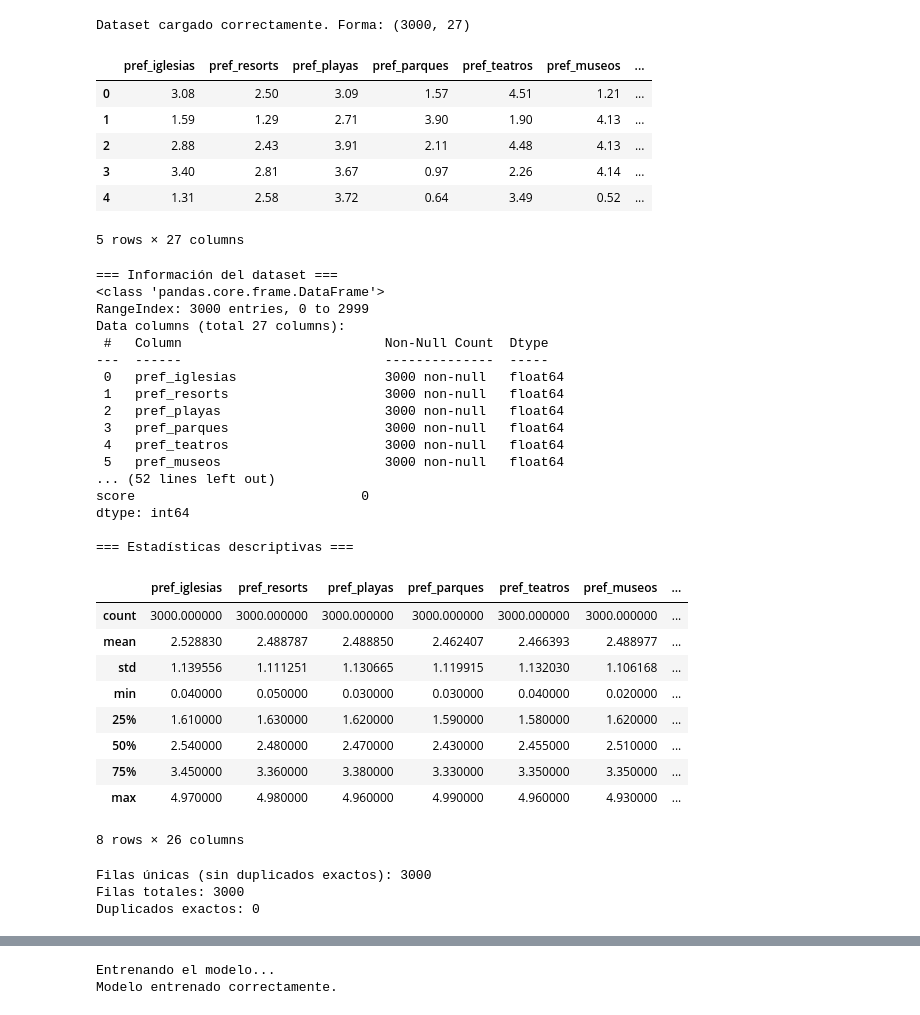
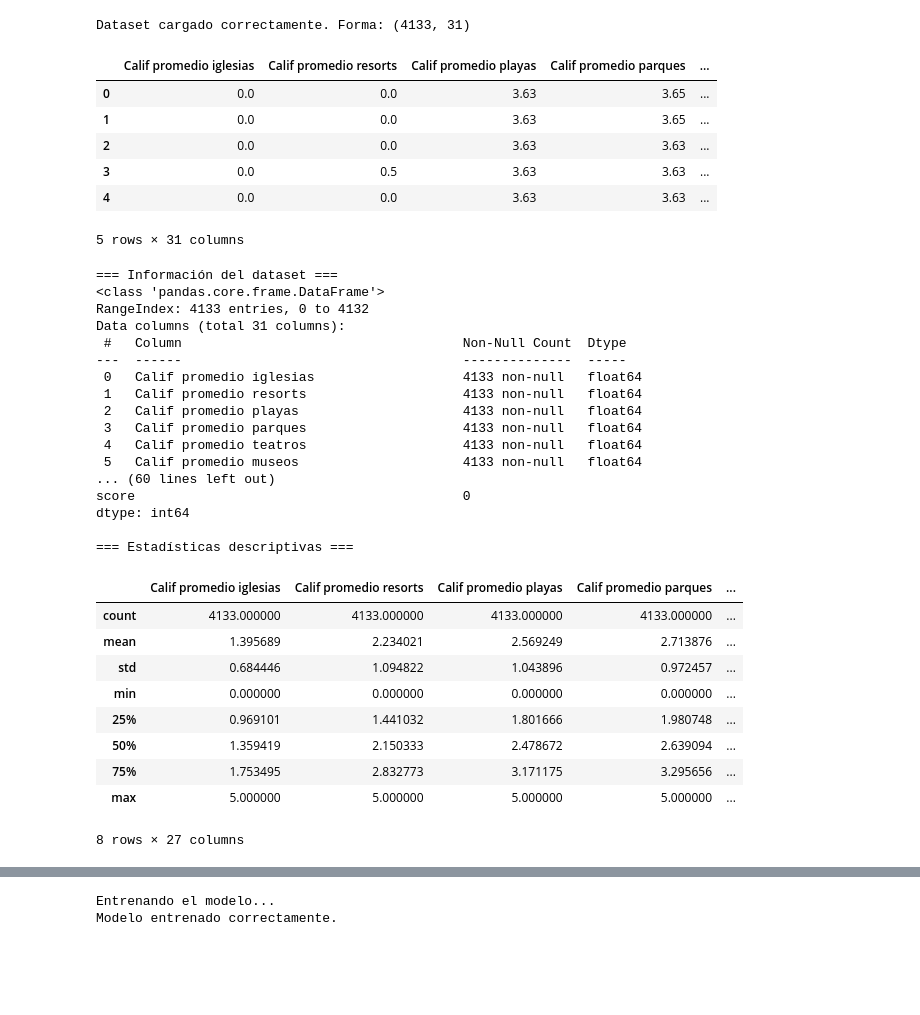
Before and after one commit to fundestpuente/SIC-Family-Armony-Ai-Sistema-de-recomendacion-para-viajes-familiares-segun-preferencias-individuales, a Jupyter notebook: data/AnalisisExploratorio.ipynb, the cells around one changed output, grey strips where cells are left out. Drawn from its saved outputs; the diff is of its cells as text; code cells hidden in the pictures; blank space fills up the shorter version.

```diff
--- a/data/AnalisisExploratorio.ipynb
+++ b/data/AnalisisExploratorio.ipynb
@@ -10,18 +10,18 @@ from xgboost import XGBClassifier
 # %%
 # Carga de datos
-df = pd.read_csv('datos_sinteticos.csv', sep='|')
+df = pd.read_csv('datos_sintetico.csv', sep='|')
 
 print(f"Dataset cargado correctamente. Forma: {df.shape}")
 df.head()
 # %% [output]
-Dataset cargado correctamente. Forma: (3000, 27)
+Dataset cargado correctamente. Forma: (4133, 31)
-|  | pref_iglesias | pref_resorts | pref_playas | pref_parques | pref_teatros | pref_museos | ... |
-| 0 | 3.08 | 2.50 | 3.09 | 1.57 | 4.51 | 1.21 | ... |
-| 1 | 1.59 | 1.29 | 2.71 | 3.90 | 1.90 | 4.13 | ... |
-| 2 | 2.88 | 2.43 | 3.91 | 2.11 | 4.48 | 4.13 | ... |
-| 3 | 3.40 | 2.81 | 3.67 | 0.97 | 2.26 | 4.14 | ... |
-| 4 | 1.31 | 2.58 | 3.72 | 0.64 | 3.49 | 0.52 | ... |
+|  | Calif promedio iglesias | Calif promedio resorts | Calif promedio playas | Calif promedio parques | ... |
+| 0 | 0.0 | 0.0 | 3.63 | 3.65 | ... |
+| 1 | 0.0 | 0.0 | 3.63 | 3.65 | ... |
+| 2 | 0.0 | 0.0 | 3.63 | 3.63 | ... |
+| 3 | 0.0 | 0.5 | 3.63 | 3.63 | ... |
+| 4 | 0.0 | 0.0 | 3.63 | 3.63 | ... |
-5 rows × 27 columns
+5 rows × 31 columns
 # %%
 # Información básica
 print("=== Información del dataset ===")
@@ -35,40 +35,30 @@ df.describe()
 # %% [output]
 === Información del dataset ===
 <class 'pandas.core.frame.DataFrame'>
-RangeIndex: 3000 entries, 0 to 2999
-Data columns (total 27 columns):
- #   Column                          Non-Null Count  Dtype
----  ------                          --------------  -----
- 0   pref_iglesias                   3000 non-null   float64
- 1   pref_resorts                    3000 non-null   float64
- 2   pref_playas                     3000 non-null   float64
- 3   pref_parques                    3000 non-null   float64
- 4   pref_teatros                    3000 non-null   float64
- 5   pref_museos                     3000 non-null   float64
-... (52 lines left out)
-score                             0
+RangeIndex: 4133 entries, 0 to 4132
+Data columns (total 31 columns):
+ #   Column                                    Non-Null Count  Dtype
+---  ------                                    --------------  -----
+ 0   Calif promedio iglesias                   4133 non-null   float64
+ 1   Calif promedio resorts                    4133 non-null   float64
+ 2   Calif promedio playas                     4133 non-null   float64
+ 3   Calif promedio parques                    4133 non-null   float64
+ 4   Calif promedio teatros                    4133 non-null   float64
+ 5   Calif promedio museos                     4133 non-null   float64
+... (60 lines left out)
+score                                          0
 dtype: int64
 
 === Estadísticas descriptivas ===
-|  | pref_iglesias | pref_resorts | pref_playas | pref_parques | pref_teatros | pref_museos | ... |
-| count | 3000.000000 | 3000.000000 | 3000.000000 | 3000.000000 | 3000.000000 | 3000.000000 | ... |
-| mean | 2.528830 | 2.488787 | 2.488850 | 2.462407 | 2.466393 | 2.488977 | ... |
-| std | 1.139556 | 1.111251 | 1.130665 | 1.119915 | 1.132030 | 1.106168 | ... |
-| min | 0.040000 | 0.050000 | 0.030000 | 0.030000 | 0.040000 | 0.020000 | ... |
-| 25% | 1.610000 | 1.630000 | 1.620000 | 1.590000 | 1.580000 | 1.620000 | ... |
-| 50% | 2.540000 | 2.480000 | 2.470000 | 2.430000 | 2.455000 | 2.510000 | ... |
-| 75% | 3.450000 | 3.360000 | 3.380000 | 3.330000 | 3.350000 | 3.350000 | ... |
-| max | 4.970000 | 4.980000 | 4.960000 | 4.990000 | 4.960000 | 4.930000 | ... |
+|  | Calif promedio iglesias | Calif promedio resorts | Calif promedio playas | Calif promedio parques | ... |
+| count | 4133.000000 | 4133.000000 | 4133.000000 | 4133.000000 | ... |
+| mean | 1.395689 | 2.234021 | 2.569249 | 2.713876 | ... |
+| std | 0.684446 | 1.094822 | 1.043896 | 0.972457 | ... |
+| min | 0.000000 | 0.000000 | 0.000000 | 0.000000 | ... |
+| 25% | 0.969101 | 1.441032 | 1.801666 | 1.980748 | ... |
+| 50% | 1.359419 | 2.150333 | 2.478672 | 2.639094 | ... |
+| 75% | 1.753495 | 2.832773 | 3.171175 | 3.295656 | ... |
+| max | 5.000000 | 5.000000 | 5.000000 | 5.000000 | ... |
-8 rows × 26 columns
+8 rows × 27 columns
-# %%
-# Contar filas únicas (registros) en todo el dataset
-num_unicas = df.drop_duplicates().shape[0]
-print(f"Filas únicas (sin duplicados exactos): {num_unicas}")
-print(f"Filas totales: {len(df)}")
-print(f"Duplicados exactos: {len(df) - num_unicas}")
-# %% [output]
-Filas únicas (sin duplicados exactos): 3000
-Filas totales: 3000
-Duplicados exactos: 0
 # %%
 print("=== Distribución de destinos ===")
```
Also changed, not shown: parts of 14 cells of this notebook, 5 other files.
